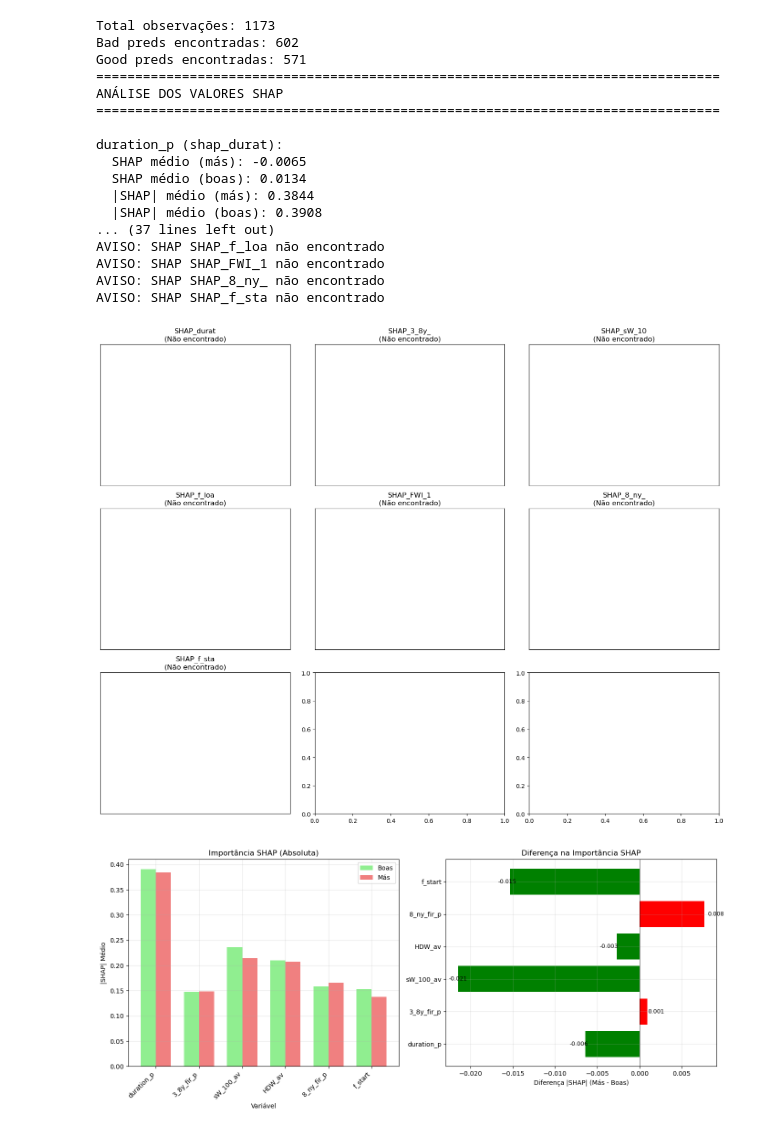
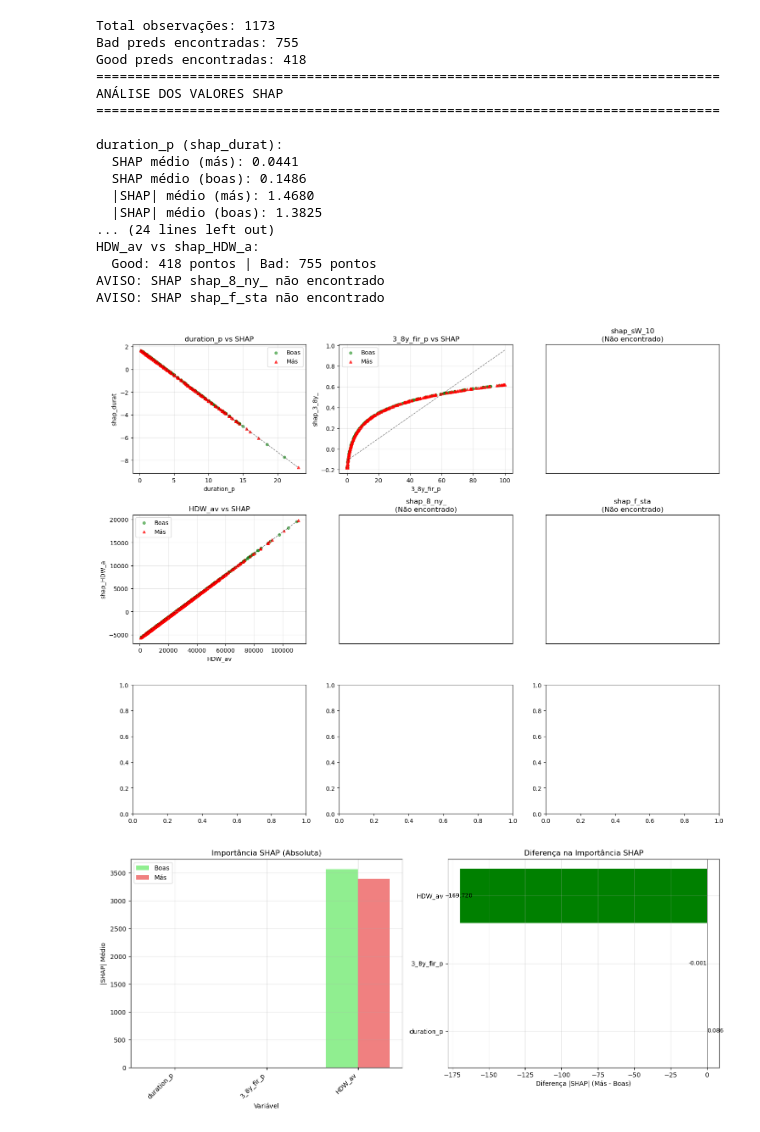
Before and after one commit to rafael-bork/FIRE-HACK-Project, a Jupyter notebook: Notebooks/4Models/Outlier_Analysis.ipynb, the cells around one changed output. Saved outputs shown, nothing was run; the diff lists cells and outputs as text; code cells hidden in the pictures.

```diff
--- a/Notebooks/4Models/Outlier_Analysis.ipynb
+++ b/Notebooks/4Models/Outlier_Analysis.ipynb
@@ -2,7 +2,7 @@
 import geopandas as gpd
 import numpy as np
 # %%
-gdf = gpd.read_file(r"..\..\Data\Models\PT_FireProg_model_SHAP_xgboost.shp")
+gdf = gpd.read_file(r"..\..\Data\Models\PT_FireProg_model_SHAP_linear.shp")
 
 for col in gdf.columns:
     print(col)
@@ -376,10 +376,10 @@ def analyze_shap_values(df):
         '3_8y_fir_p': 'shap_3_8y_',
         'sW_100_av': 'shap_sW_10',
         'HDW_av': 'shap_HDW_a',
-        'FWI_12h_av': 'shap_FWI_1',
         '8_ny_fir_p': 'shap_8_ny_',
-        'f_start': 'shap_f_sta'
+        'f_start': 'shap_f_sta',
     }
+
 
     print("=" * 80)
     print("ANÁLISE DOS VALORES SHAP")
@@ -433,13 +433,12 @@ def plot_shap_analysis(df, shap_results):
     print(f"  Good preds: {len(good_preds)} observações")
 
     var_to_shap = {
-        'duration_p': 'SHAP_durat',
-        '3_8y_fir_p': 'SHAP_3_8y_',
-        'sW_100_av': 'SHAP_sW_10',
-        'f_load_av': 'SHAP_f_loa',
-        'FWI_12h_av': 'SHAP_FWI_1',
-        '8_ny_fir_p': 'SHAP_8_ny_',
-        'f_start': 'SHAP_f_sta',
+        'duration_p': 'shap_durat',
+        '3_8y_fir_p': 'shap_3_8y_',
+        'sW_100_av': 'shap_sW_10',
+        'HDW_av': 'shap_HDW_a',
+        '8_ny_fir_p': 'shap_8_ny_',
+        'f_start': 'shap_f_sta',
     }
 
 
@@ -528,46 +527,46 @@ def plot_shap_analysis(df, shap_results):
         ax1.grid(True, alpha=0.3)
 
         # Diferenças de SHAP
         shap_diffs = [shap_results[var]['shap_diff'] for var in variables]
         colors = ['red' if diff > 0 else 'green' for diff in shap_diffs]
 
         ax2.barh(variables, shap_diffs, color=colors)
         ax2.set_xlabel('Diferença |SHAP| (Más - Boas)')
         ax2.set_title('Diferença na Importância SHAP')
         ax2.axvline(x=0, color='black', linestyle='-', linewidth=0.5)
         ax2.grid(True, alpha=0.3)
 
         # Adicionar valores
         for j, diff in enumerate(shap_diffs):
             ax2.text(diff * 1.05 if diff >= 0 else diff * 0.95,
                     j, f'{diff:.3f}', va='center',
                     ha='left' if diff >= 0 else 'right', fontsize=9)
 
         plt.tight_layout()
         plt.show()
 
 shap_results = analyze_shap_values(df)
 plot_shap_analysis(df, shap_results)
 # %% [output]
 Total observações: 1173
-Bad preds encontradas: 602
-Good preds encontradas: 571
+Bad preds encontradas: 755
+Good preds encontradas: 418
 ================================================================================
 ANÁLISE DOS VALORES SHAP
 ================================================================================
 
 duration_p (shap_durat):
-  SHAP médio (más): -0.0065
-  SHAP médio (boas): 0.0134
-  |SHAP| médio (más): 0.3844
-  |SHAP| médio (boas): 0.3908
-... (37 lines left out)
-AVISO: SHAP SHAP_f_loa não encontrado
-AVISO: SHAP SHAP_FWI_1 não encontrado
-AVISO: SHAP SHAP_8_ny_ não encontrado
-AVISO: SHAP SHAP_f_sta não encontrado
+  SHAP médio (más): 0.0441
+  SHAP médio (boas): 0.1486
+  |SHAP| médio (más): 1.4680
+  |SHAP| médio (boas): 1.3825
+... (24 lines left out)
+HDW_av vs shap_HDW_a:
+  Good: 418 pontos | Bad: 755 pontos
+AVISO: SHAP shap_8_ny_ não encontrado
+AVISO: SHAP shap_f_sta não encontrado
-[figure, old version]
+[figure, new version]
-[figure, old version]
+[figure, new version]
 # %%
 def analyze_residuals_and_bias(df):
     """
```
Also changed, not shown: parts of 8 cells of this notebook, 21 other files.
